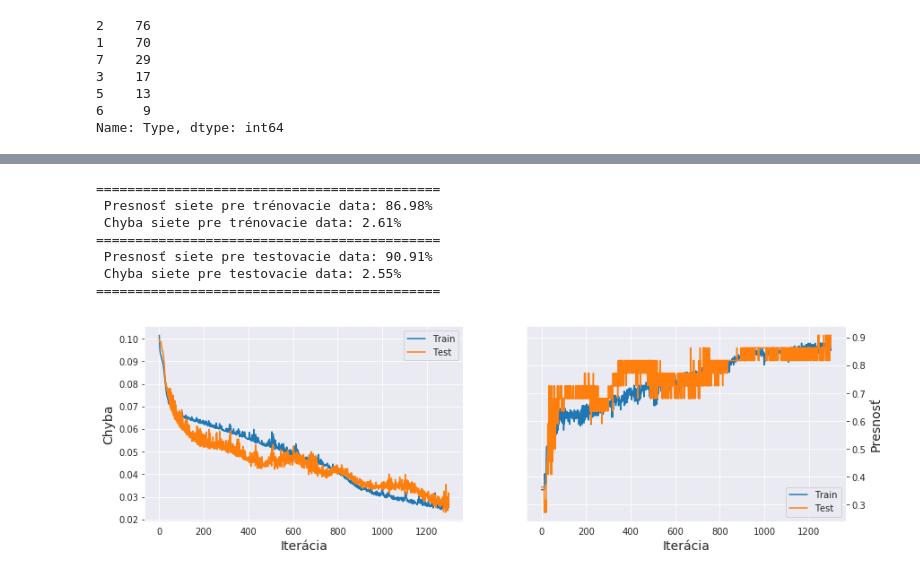
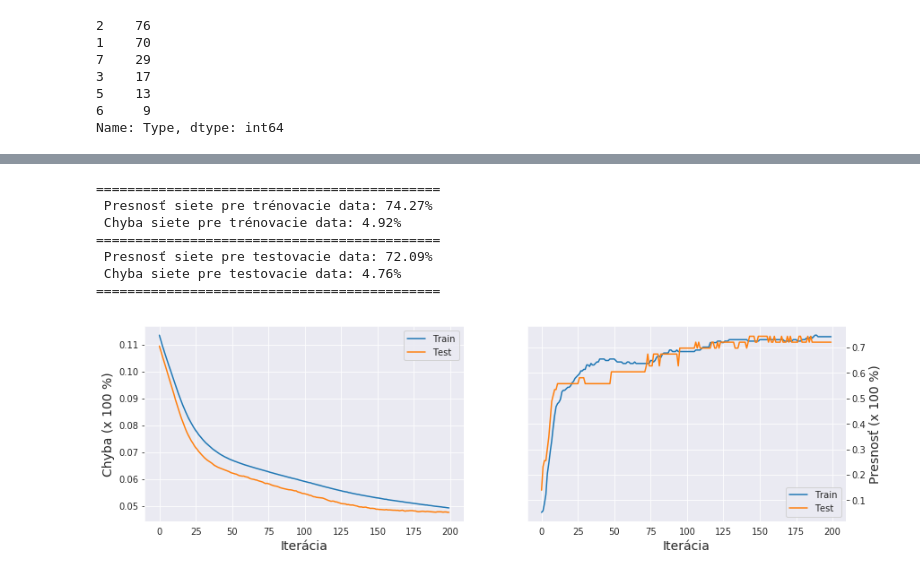
Before and after one commit to georgeob/Valovic_NS2020, a Jupyter notebook: projekt_sklo.ipynb, the cells around one changed output, grey strips where cells are left out. Drawn from its saved outputs; the diff is of its cells as text; code cells hidden in the pictures.

Commit message:
Optimalizácia siete, pridanie vizualizácii a okomentovanie častí kódu

```diff
--- a/projekt_sklo.ipynb
+++ b/projekt_sklo.ipynb
@@ -26,5 +53,6 @@ dataset = pd.read_csv('glass.csv',names = ColumnNames, header = 0)
 # %%
-df = dataset.drop("Type", axis=1)
+#Rozdelenie datasetu x a y
+x = dataset.drop("Type", axis=1)
 y = dataset["Type"]
 print(y.value_counts())
 # %% [output]
@@ -112 +129,5 @@ Name: Type, dtype: int64
+# %%
+#Rozdelenie datasetu na trénovacie a testovacie časti
+#Zamiešanie dát
+X_train, X_test, y_train, y_test = train_test_split(x, y, test_size = 0.2, random_state = 42)
 # %%
@@ -128,0 +144,9 @@ y_test_categorical = to_categorical(y_test)
+# %%
+#Premena typov skla na kategorie
+y_train_categorical = to_categorical(y_train)
+y_test_categorical = to_categorical(y_test)
+
+#Štandartizácia mierky dát
+sc_X = StandardScaler()
+X_train_scaled = sc_X.fit_transform(X_train)
+X_test_scaled = sc_X.fit_transform(X_test)
@@ -129,13 +174,18 @@ y_test_categorical = to_categorical(y_test)
 # %%
+#Incilizácia modelu pre ANN
 model = Sequential()
-model.add(Dense(30, input_dim=9, activation = 'tanh'))
-model.add(Dense(30, activation = 'tanh'))
-model.add(Dense(30, activation = 'tanh'))
-model.add(Dense(30, activation = 'tanh'))
-model.add(Dense(30, activation = 'tanh'))
+
+#Pridávanie vrstiev do neuronovej siete
+model.add(Dense(9, input_dim=9, activation = 'tanh'))
 model.add(Dense(8, activation = 'softmax'))
+
+#Kompilácia Neurónovej siete
 model.compile(loss='mean_squared_error', optimizer='adam', metrics=['accuracy'])
-history = model.fit(X_train_scaled, y_train_categorical, validation_data=(X_test_scaled, y_test_categorical),batch_size = 100, epochs = 1300)
+
+#Učenie a validácia datasetu
+history = model.fit(X_train_scaled, y_train_categorical, validation_data=(X_test_scaled, y_test_categorical),batch_size = 20, epochs = 200)
+
+#Získavanie presnosti naučenej neuronovej siete
 scores = model.evaluate(X_test_scaled, y_test_categorical)
 scoresTrain = model.evaluate(X_train_scaled, y_train_categorical)
 # %% [output]
@@ -159,4 +214,5 @@ Epoch 1300/1300
 # %%
+#Výpis presnosti a chyby neurónovej siete
 print("============================================")
 print(" Presnosť siete pre trénovacie data: %.2f%% " %(scoresTrain[1]*100))
 print(" Chyba siete pre trénovacie data: %.2f%% " %(scoresTrain[0]*100))
@@ -166,30 +222,31 @@ print(" Chyba siete pre testovacie data: %.2f%% " %(scores[0]*100))
 print("============================================")
 # %% [output]
 ============================================
- Presnosť siete pre trénovacie data: 86.98%
- Chyba siete pre trénovacie data: 2.61%
+ Presnosť siete pre trénovacie data: 74.27%
+ Chyba siete pre trénovacie data: 4.92%
 ============================================
- Presnosť siete pre testovacie data: 90.91%
- Chyba siete pre testovacie data: 2.55%
+ Presnosť siete pre testovacie data: 72.09%
+ Chyba siete pre testovacie data: 4.76%
 ============================================
 # %%
+#Vizualizácia presnoti a chyby počas učenia a vyhodnocovania neuronovej siete
 f, axes = plt.subplots(1,2,figsize=(14,4))
 
 axes[0].plot(history.history['loss'])
 axes[0].plot(history.history['val_loss'])
 axes[0].set_xlabel('Iterácia', fontsize=14)
-axes[0].set_ylabel('Chyba', fontsize=14)
+axes[0].set_ylabel('Chyba (x 100 %)', fontsize=14)
 axes[0].yaxis.tick_left()
 axes[0].legend(['Train', 'Test'], loc='upper right')
 
 axes[1].plot(history.history['accuracy'])
 axes[1].plot(history.history['val_accuracy'])
 axes[1].set_xlabel('Iterácia', fontsize=14)
-axes[1].set_ylabel('Presnosť', fontsize=14)
+axes[1].set_ylabel('Presnosť (x 100 %)', fontsize=14)
 axes[1].yaxis.set_label_position("right")
 axes[1].yaxis.tick_right()
 axes[1].legend(['Train', 'Test'], loc='lower right')
 
 plt.show()
 # %% [output]
-[figure, old version]
+[figure, new version]
```
Also changed, not shown: parts of 11 cells of this notebook.
